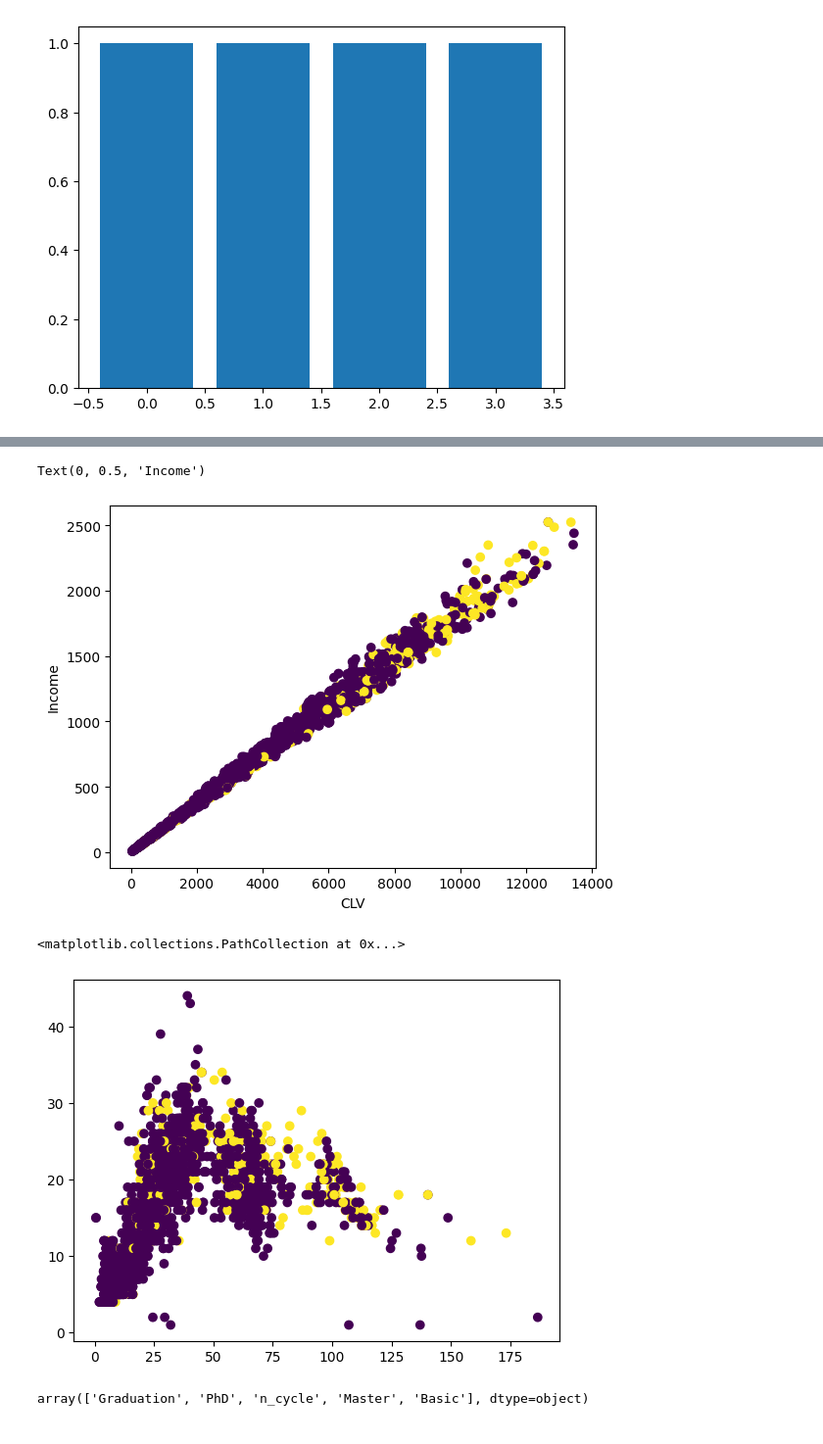
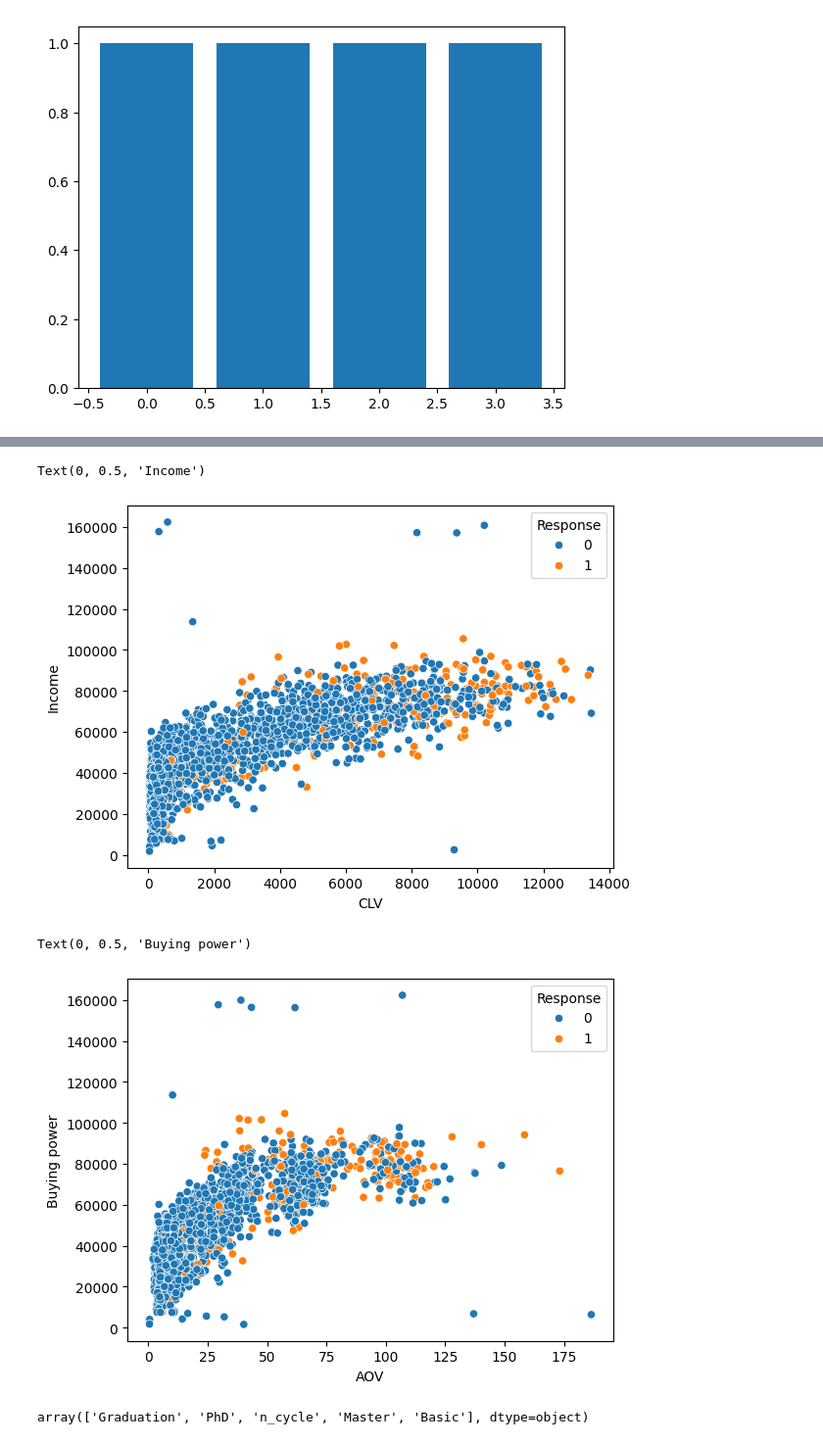
Before and after one commit to LexLorenzo/MachineLearningProjects, a Jupyter notebook: Lab_Exercise_2/Data_Analytics.ipynb, the cells around one changed output, grey strips where cells are left out. Shown at 98% size. Cells and saved outputs as stored; diff of their text form; code cells hidden in the pictures.

```diff
--- a/Lab_Exercise_2/Data_Analytics.ipynb
+++ b/Lab_Exercise_2/Data_Analytics.ipynb
@@ -121,17 +129,19 @@ plt.bar(df['Total_Children'], df['Response'])
 # %%
-plt.scatter(df['CLV'], df['Total_Spent'], c = df['Response'], label = ['Accepted', 'Didnt Accept'])
+# plt.scatter(df['CLV'], df['Total_Spent'], c = df['Response'], label = ['Accepted', 'Didnt Accept'])
+sns.scatterplot(data=df, x=df['CLV'], y=df['Income'], hue=df['Response'])
 plt.xlabel('CLV')
 plt.ylabel('Income')
 # %% [output]
 Text(0, 0.5, 'Income')
-[figure, old version]
+[figure, new version]
 # %%
-plt.scatter(df['AOV'], df['TotalPurchases'], c = df['Response'], label = ['Accepted', 'Didnt Accept'])
+# plt.scatter(df['AOV'], df['BuyingPower'], c = df['Response'], label = 'Accepted')
+sns.scatterplot(data=df, x=df['AOV'], y=df['BuyingPower'], hue= df['Response'])
 plt.xlabel('AOV')
-plt.ylabel('TotalPurchases')
+plt.ylabel('Buying power')
 # %% [output]
-<matplotlib.collections.PathCollection at 0x...>
+Text(0, 0.5, 'Buying power')
-[figure, old version]
+[figure, new version]
 # %%
 df['Education'].unique()
 # %% [output]
```
Also changed, not shown: parts of 9 cells of this notebook, 4 other files.
